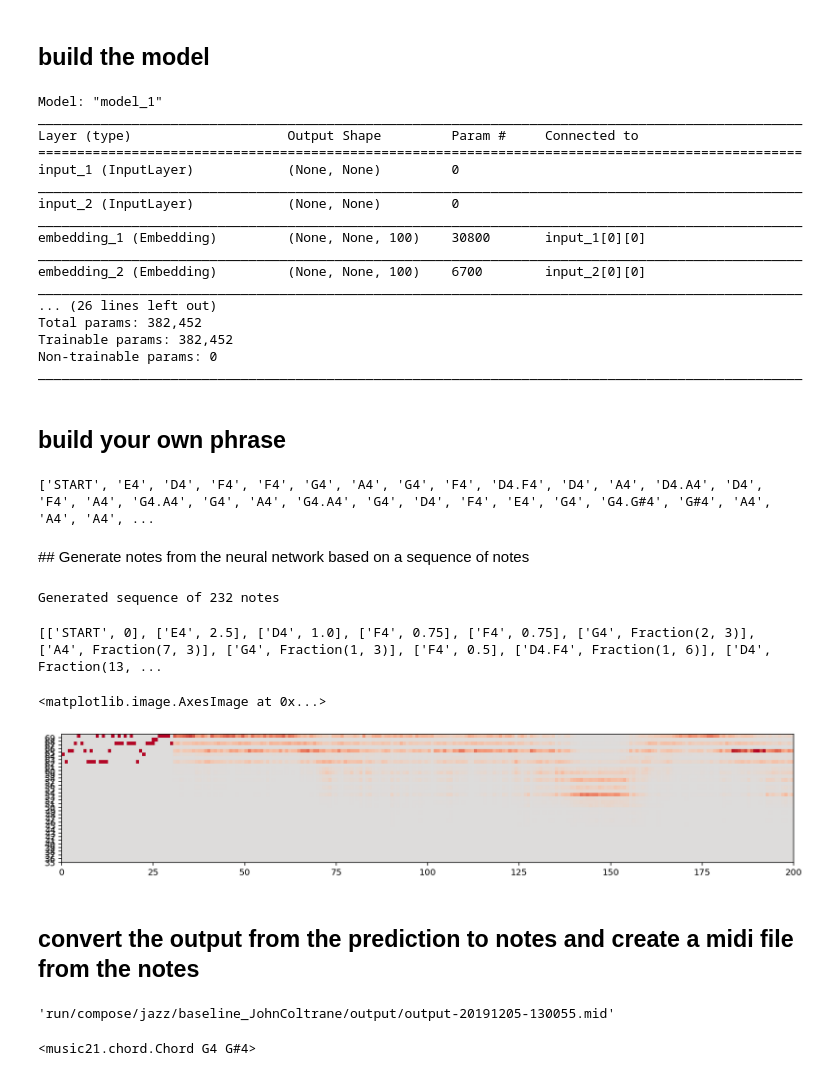
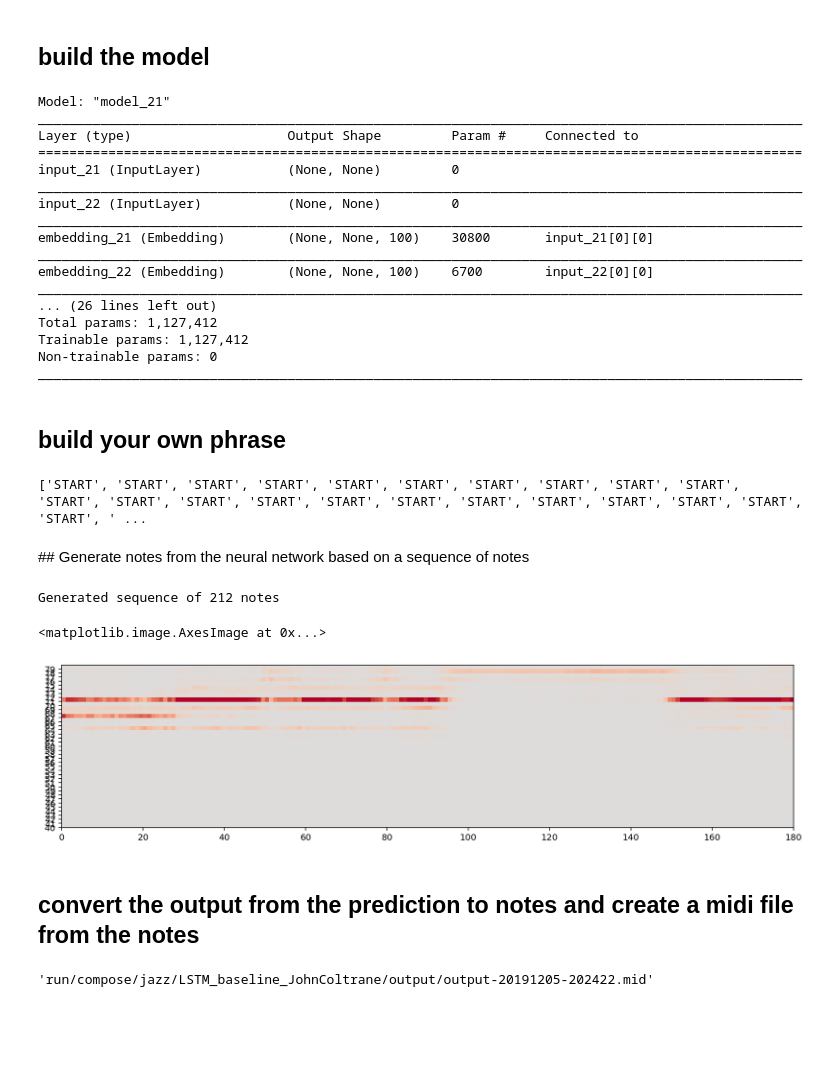
Before and after one commit to LW-G38/GDL_code, a Jupyter notebook: 07_03_lstm_compose_predict.ipynb, the cells around one changed output. Drawn from its saved outputs; the diff is of its cells as text; code cells hidden in the pictures; blank space fills up the shorter version.

```diff
--- a/07_03_lstm_compose_predict.ipynb
+++ b/07_03_lstm_compose_predict.ipynb
@@ -15,7 +13,7 @@ Using TensorFlow backend.
 # %%
 # run params
 section = 'compose'
-run_id = 'baseline'
+run_id = 'LSTM_baseline'
 genre_name = 'jazz'
 composer_name='JohnColtrane'
 
@@ -45,31 +43,31 @@ with open(os.path.join(store_folder, 'lookups'), 'rb') as filepath:
 ## build the model
 # %%
 weights_folder = os.path.join(run_folder, 'weights')
-weights_file = 'weights 40.h5'
+weights_file = 'weights-improvement-11-4.6608-bigger.h5'
 
 #model, att_model = create_network(n_notes, n_durations, embed_size, rnn_units, use_attention)
-model, att_model = create_network_rnn(n_notes, n_durations, embed_size, rnn_units, use_attention)
+model, att_model = create_network(n_notes, n_durations, embed_size, rnn_units, use_attention)
 
 # Load the weights to each node
 weight_source = os.path.join(weights_folder,weights_file)
 model.load_weights(weight_source)
 model.summary()
 # %% [output]
-Model: "model_1"
+Model: "model_21"
 __________________________________________________________________________________________________
 Layer (type)                    Output Shape         Param #     Connected to
 ==================================================================================================
-input_1 (InputLayer)            (None, None)         0
+input_21 (InputLayer)           (None, None)         0
 __________________________________________________________________________________________________
-input_2 (InputLayer)            (None, None)         0
+input_22 (InputLayer)           (None, None)         0
 __________________________________________________________________________________________________
-embedding_1 (Embedding)         (None, None, 100)    30800       input_1[0][0]
+embedding_21 (Embedding)        (None, None, 100)    30800       input_21[0][0]
 __________________________________________________________________________________________________
-embedding_2 (Embedding)         (None, None, 100)    6700        input_2[0][0]
+embedding_22 (Embedding)        (None, None, 100)    6700        input_22[0][0]
 __________________________________________________________________________________________________
 ... (26 lines left out)
-Total params: 382,452
-Trainable params: 382,452
+Total params: 1,127,412
+Trainable params: 1,127,412
 Non-trainable params: 0
 __________________________________________________________________________________________________
 # %% [markdown]
@@ -78,7 +76,7 @@ ________________________________________________________________________________
 # prediction params
 notes_temp=0.5
 duration_temp = 0.5
-max_extra_notes = 200
+max_extra_notes = 180
 max_seq_len = 32
 seq_len = 32
 
@@ -145,12 +143,15 @@ else:
 notes = notes[0:seq_len]
 durations = durations[0:seq_len]
 
+if seq_len is not None:
+    notes = ['START'] * (seq_len)
+    durations = [0] * (seq_len )
 
 sequence_length = len(notes)
 # %%
 print(notes)
 # %% [output]
-['START', 'E4', 'D4', 'F4', 'F4', 'G4', 'A4', 'G4', 'F4', 'D4.F4', 'D4', 'A4', 'D4.A4', 'D4', 'F4', 'A4', 'G4.A4', 'G4', 'A4', 'G4.A4', 'G4', 'D4', 'F4', 'E4', 'G4', 'G4.G#4', 'G#4', 'A4', 'A4', 'A4', ...
+['START', 'START', 'START', 'START', 'START', 'START', 'START', 'START', 'START', 'START', 'START', 'START', 'START', 'START', 'START', 'START', 'START', 'START', 'START', 'START', 'START', 'START', ' ...
 # %% [markdown]
 ## Generate notes from the neural network based on a sequence of notes
 # %%
@@ -241,21 +242,20 @@ for note_index in range(max_extra_notes):
 overall_preds = np.transpose(np.array(overall_preds))
 print('Generated sequence of {} notes'.format(len(prediction_output)))
 # %% [output]
-Generated sequence of 232 notes
+Generated sequence of 212 notes
-# %%
-print(prediction_output)
-# %% [output]
-[['START', 0], ['E4', 2.5], ['D4', 1.0], ['F4', 0.75], ['F4', 0.75], ['G4', Fraction(2, 3)], ['A4', Fraction(7, 3)], ['G4', Fraction(1, 3)], ['F4', 0.5], ['D4.F4', Fraction(1, 6)], ['D4', Fraction(13, ...
 # %%
+graph_lower_bound = 40
+graph_upper_bound = 80
+
 fig, ax = plt.subplots(figsize=(15,15))
-ax.set_yticks([int(j) for j in range(35,70)])
+ax.set_yticks([int(j) for j in range(graph_lower_bound,graph_upper_bound)])
 
-plt.imshow(overall_preds[35:70,:], origin="lower", cmap='coolwarm', vmin = -0.5, vmax = 0.5, extent=[0, max_extra_notes, 35,70]
+plt.imshow(overall_preds[graph_lower_bound:graph_upper_bound,:], origin="lower", cmap='coolwarm', vmin = -0.5, vmax = 0.5, extent=[0, max_extra_notes, graph_lower_bound,graph_upper_bound]
 
           )
 # %% [output]
 <matplotlib.image.AxesImage at 0x...>
-[figure, old version]
+[figure, new version]
 # %% [markdown]
 ## convert the output from the prediction to notes and create a midi file from the notes
 # %%
@@ -296,11 +296,7 @@ midi_stream = midi_stream.chordify()
 timestr = time.strftime("%Y%m%d-%H%M%S")
 midi_stream.write('midi', fp=os.path.join(output_folder, 'output-' + timestr + '.mid'))
 # %% [output]
-'run/compose/jazz/baseline_JohnColtrane/output/output-20191205-130055.mid'
+'run/compose/jazz/LSTM_baseline_JohnColtrane/output/output-20191205-202422.mid'
-# %%
-print(new_chord)
-# %% [output]
-<music21.chord.Chord G4 G#4>
 # %%
 ## attention plot
 if use_attention:
```
Also changed, not shown: parts of 2 cells of this notebook, 7 other files.
